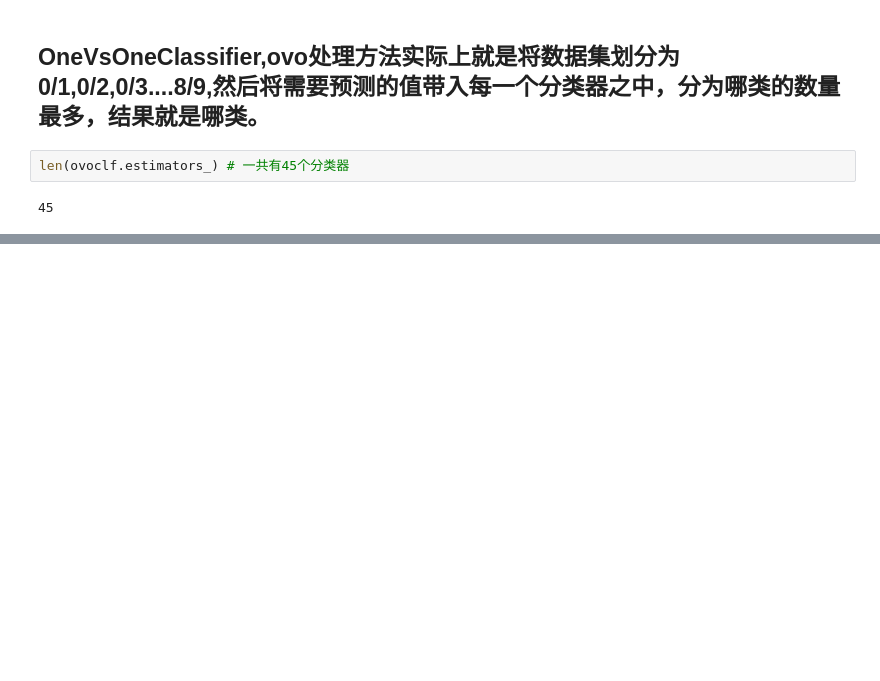
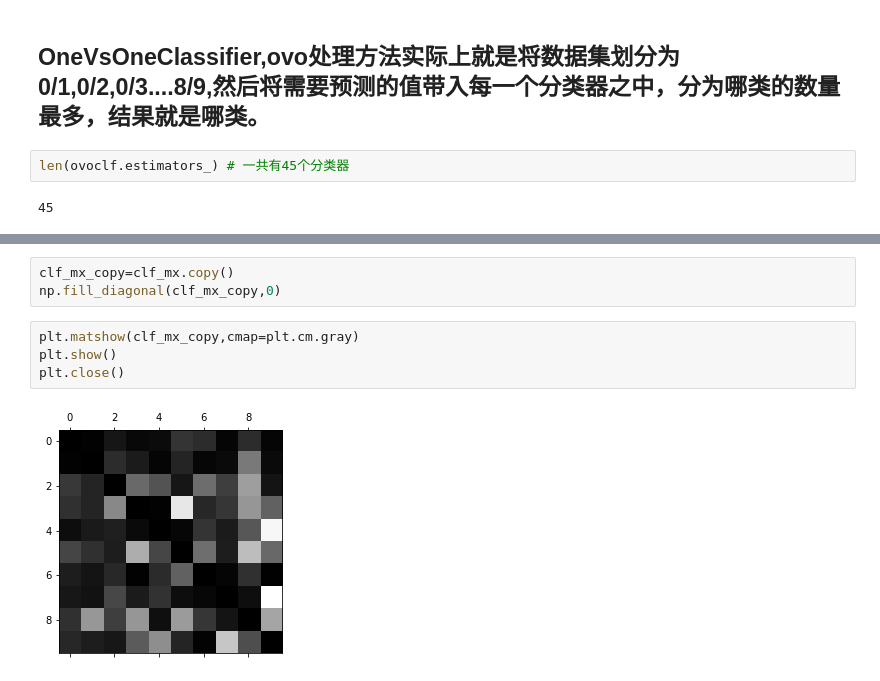
Before and after one commit to Yong-Ziyang/myfile, a Jupyter notebook: sklearn_and_Tensorflow_Learning/review_classification.ipynb, the cells around one changed output, grey strips where cells are left out. Cells and saved outputs as stored; diff of their text form; blank space fills up the shorter version.

```diff
--- a/sklearn_and_Tensorflow_Learning/review_classification.ipynb
+++ b/sklearn_and_Tensorflow_Learning/review_classification.ipynb
@@ -322,0 +360,9 @@ len(ovoclf.estimators_) # 一共有45个分类器
+# %%
+clf_mx_copy=clf_mx.copy()
+np.fill_diagonal(clf_mx_copy,0)
+# %%
+plt.matshow(clf_mx_copy,cmap=plt.cm.gray)
+plt.show()
+plt.close()
+# %% [output]
+[figure, added]
```
Also changed, not shown: parts of 40 cells of this notebook.
